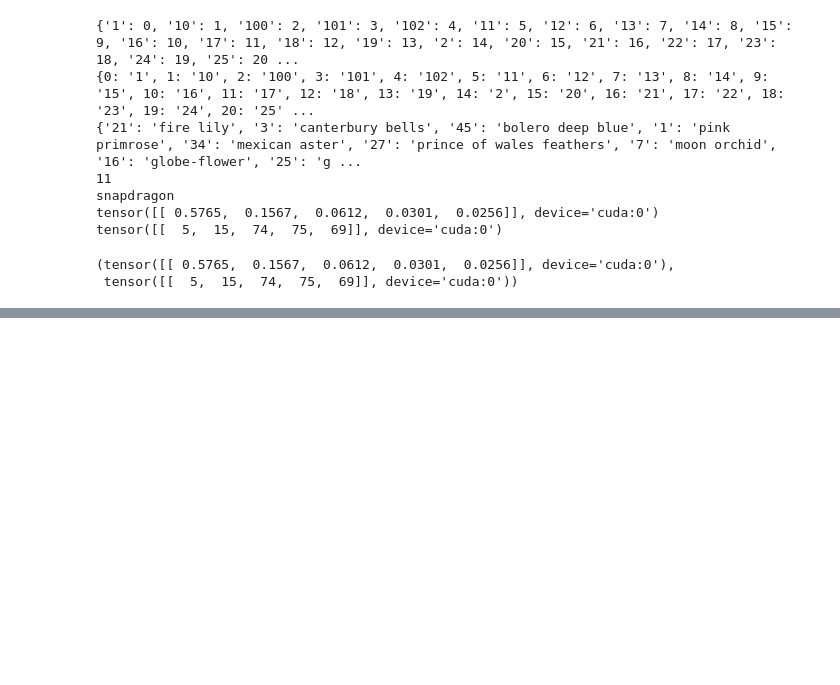
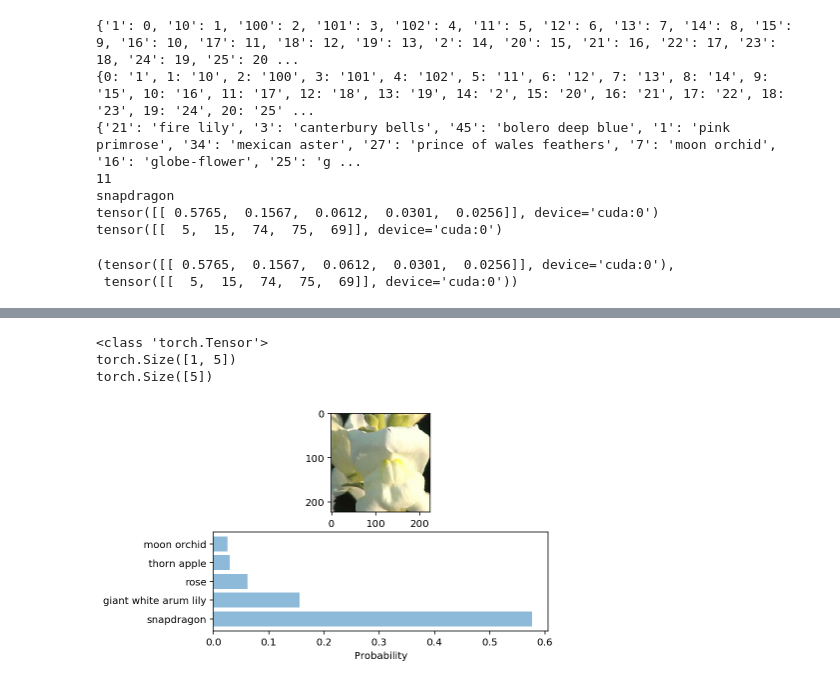
Before and after one commit to Khanna111/aipnd-project, a Jupyter notebook: Image Classifier Project.ipynb, the cells around one changed output, grey strips where cells are left out. Cells and saved outputs as stored; diff of their text form; code cells hidden in the pictures; blank space fills up the shorter version.

```diff
--- a/Image Classifier Project.ipynb
+++ b/Image Classifier Project.ipynb
@@ -701,0 +699,74 @@ imshow(process_image(image_path))
+# %%
+
+
+def plot(image_path):
+
+    topk, indices = predict(image_path, model_from_checkpoint)
+#     topk = torch.FloatTensor([[ 0.5765,  0.1567,  0.0612,  0.0301,  0.0256]])
+#     indices = torch.tensor([[  5,  15,  74,  75,  69]])
+
+    cpu_device = torch.device("cpu")
+    topk = topk.to(cpu_device)
+    indices = indices.to(cpu_device)
+    ax = plt.subplot(2,1,1)
+
+    image = process_image(image_path)
+
+    imshow(image, ax)
+
+
+
+    ax = plt.subplot(2,1,2)
+    print(indices.shape)
+    indices = indices.view(-1)
+    print(indices.shape)
+    list_cat_names_from_indices = [cat_to_name[idx_to_class[x]] for x in indices.numpy()]
+
+    objects = (list_cat_names_from_indices)
+    y_pos = np.arange(len(objects))
+
+
+
+
+    topk = topk.view(-1)
+    plt.barh(y_pos, topk, align='center', alpha=0.5)
+    plt.yticks(y_pos, objects)
+    plt.xlabel('Probability')
+
+    plt.show()
+
+
+# snapdragon
+image_path = 'flowers/test/11/image_03098.jpg'
+
+plot(image_path)
+
+# globe-flower
+image_path = 'flowers/valid/16/image_06671.jpg'
+
+plot(image_path)
+
+# globe-flower
+image_path = 'flowers/valid/16/image_06691.jpg'
+
+plot(image_path)
+
+# INCORRECT, this is corn-poppy
+image_path = 'flowers/valid/26/image_06506.jpg'
+
+plot(image_path)
+
+# corn-poppy
+image_path = 'flowers/valid/26/image_06516.jpg'
+
+plot(image_path)
+
+# corn-poppy
+image_path = 'flowers/valid/26/image_06501.jpg'
+
+plot(image_path)
+# %% [output]
+<class 'torch.Tensor'>
+torch.Size([1, 5])
+torch.Size([5])
+[figure, added]
```
Also changed, not shown: parts of 4 cells of this notebook, 5 other files.
